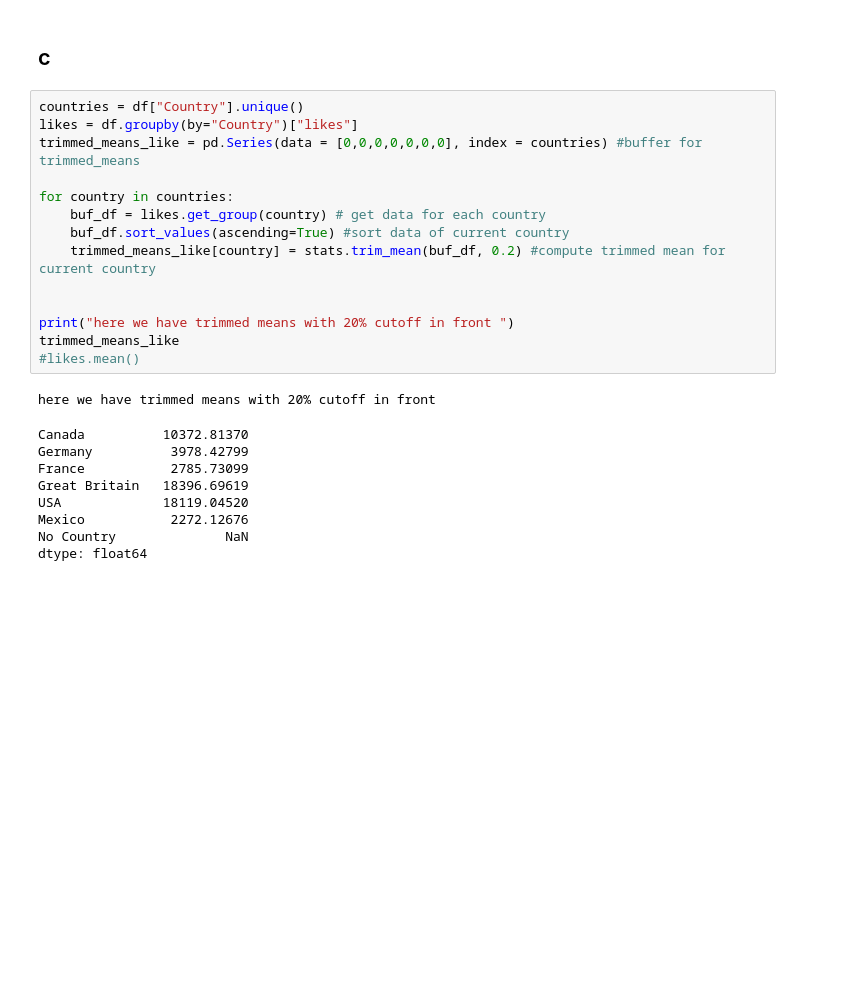
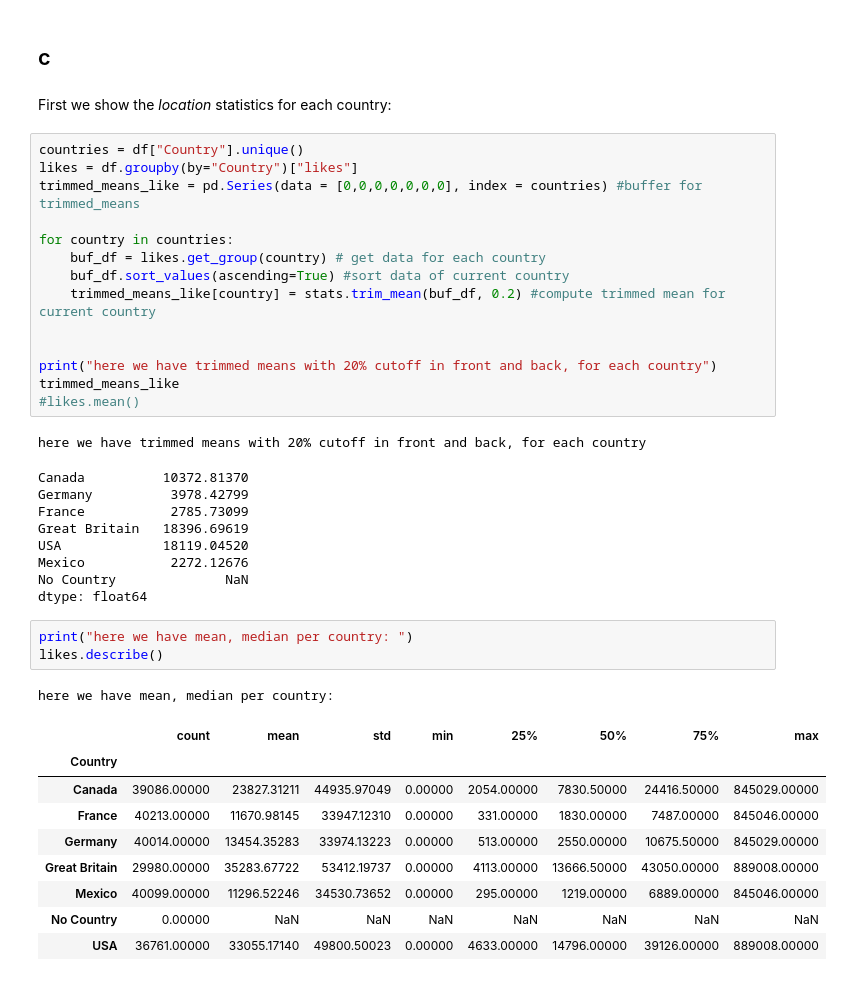
Before and after one commit to Falk358/data_science, a Jupyter notebook: sheet03/dea03_exercise2_univariate_analysis.ipynb, the cells around one changed output. Cells and saved outputs as stored; diff of their text form; blank space fills up the shorter version.

```diff
--- a/sheet03/dea03_exercise2_univariate_analysis.ipynb
+++ b/sheet03/dea03_exercise2_univariate_analysis.ipynb
@@ -132,6 +132,8 @@ print(f" Skew is: {skew} which indicates our distribution is not normally distri
  Kurtosis is : 0.19620608003227535 which means our distribution is platykurtic, therefore we have few outliers and is light-tailed.
 # %% [markdown]
 ## c
+# %% [markdown]
+First we show the *location* statistics for each country:
 # %%
 countries = df["Country"].unique()
 likes = df.groupby(by="Country")["likes"]
@@ -143,11 +145,11 @@ for country in countries:
     trimmed_means_like[country] = stats.trim_mean(buf_df, 0.2) #compute trimmed mean for current country
 
 
-print("here we have trimmed means with 20% cutoff in front ")
+print("here we have trimmed means with 20% cutoff in front and back, for each country")
 trimmed_means_like
 #likes.mean()
 # %% [output]
-here we have trimmed means with 20% cutoff in front
+here we have trimmed means with 20% cutoff in front and back, for each country
 Canada          10372.81370
 Germany          3978.42799
 France           2785.73099
@@ -156,3 +158,17 @@ USA             18119.04520
 Mexico           2272.12676
 No Country              NaN
 dtype: float64
+# %%
+print("here we have mean, median per country: ")
+likes.describe()
+# %% [output]
+here we have mean, median per country:
+|  | count | mean | std | min | 25% | 50% | 75% | max |
+| Country |  |  |  |  |  |  |  |  |
+| Canada | 39086.00000 | 23827.31211 | 44935.97049 | 0.00000 | 2054.00000 | 7830.50000 | 24416.50000 | 845029.00000 |
+| France | 40213.00000 | 11670.98145 | 33947.12310 | 0.00000 | 331.00000 | 1830.00000 | 7487.00000 | 845046.00000 |
+| Germany | 40014.00000 | 13454.35283 | 33974.13223 | 0.00000 | 513.00000 | 2550.00000 | 10675.50000 | 845029.00000 |
+| Great Britain | 29980.00000 | 35283.67722 | 53412.19737 | 0.00000 | 4113.00000 | 13666.50000 | 43050.00000 | 889008.00000 |
+| Mexico | 40099.00000 | 11296.52246 | 34530.73652 | 0.00000 | 295.00000 | 1219.00000 | 6889.00000 | 845046.00000 |
+| No Country | 0.00000 | NaN | NaN | NaN | NaN | NaN | NaN | NaN |
+| USA | 36761.00000 | 33055.17140 | 49800.50023 | 0.00000 | 4633.00000 | 14796.00000 | 39126.00000 | 889008.00000 |
```
Also changed, not shown: parts of 6 cells of this notebook.
